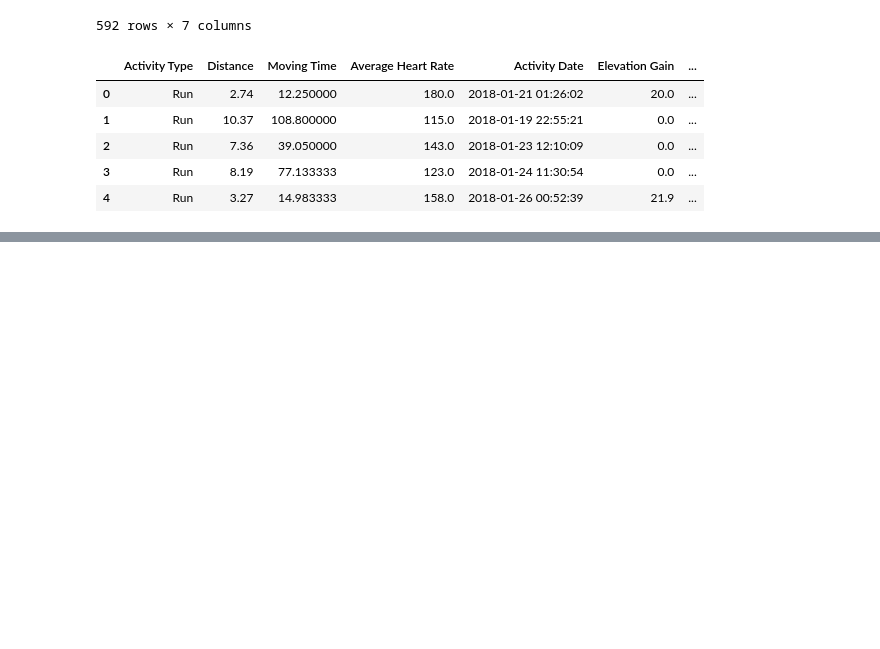
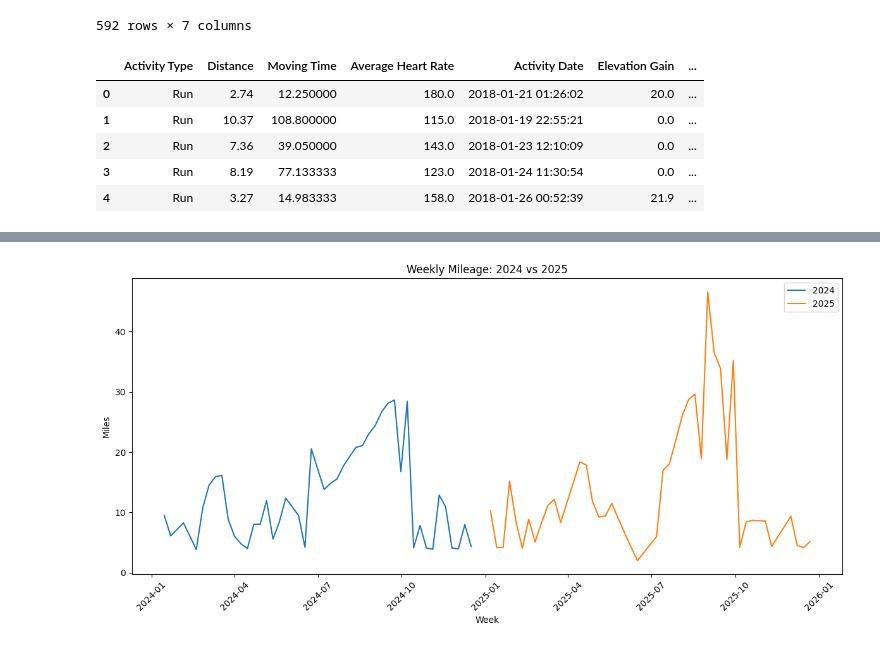
Before and after one commit to alexm806/strava-marathon-analysis, a Jupyter notebook: notebooks/strava_notebook.ipynb, the cells around one changed output, grey strips where cells are left out. Cells and saved outputs as stored; diff of their text form; code cells hidden in the pictures; blank space fills up the shorter version.

```diff
--- a/notebooks/strava_notebook.ipynb
+++ b/notebooks/strava_notebook.ipynb
@@ -156,0 +226,4 @@ activities.head()
+# %%
+# Okay - not a fan of the weekly format
+weekly['newWeekStart'] = weekly['Activity Week'].dt.start_time
+weekly.head()
@@ -156,0 +237,19 @@ activities.head()
+# %%
+weekly24 = weekly[weekly['Activity Year'] == 2024]
+weekly25 = weekly[weekly['Activity Year'] == 2025]
+
+plt.figure(figsize=(12, 6))
+
+plt.plot(weekly24['newWeekStart'], weekly24['DistanceInMiles'], label='2024')
+plt.plot(weekly25['newWeekStart'], weekly25['DistanceInMiles'], label='2025')
+
+plt.title('Weekly Mileage: 2024 vs 2025')
+plt.xlabel('Week')
+plt.ylabel('Miles')
+plt.legend()
+plt.xticks(rotation=45)
+
+plt.tight_layout()
+plt.show()
+# %% [output]
+[figure, added]
```
Also changed, not shown: parts of 5 cells of this notebook.
